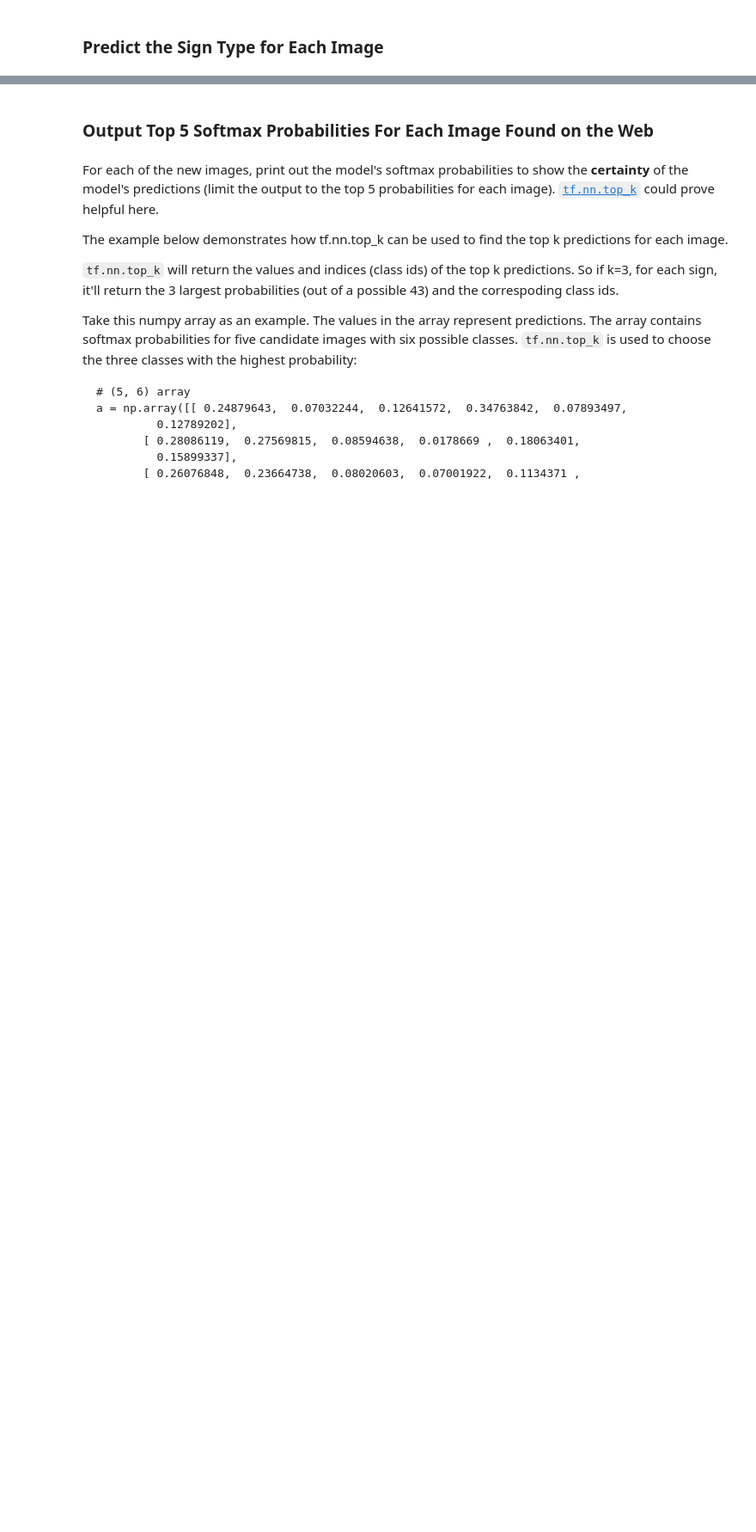
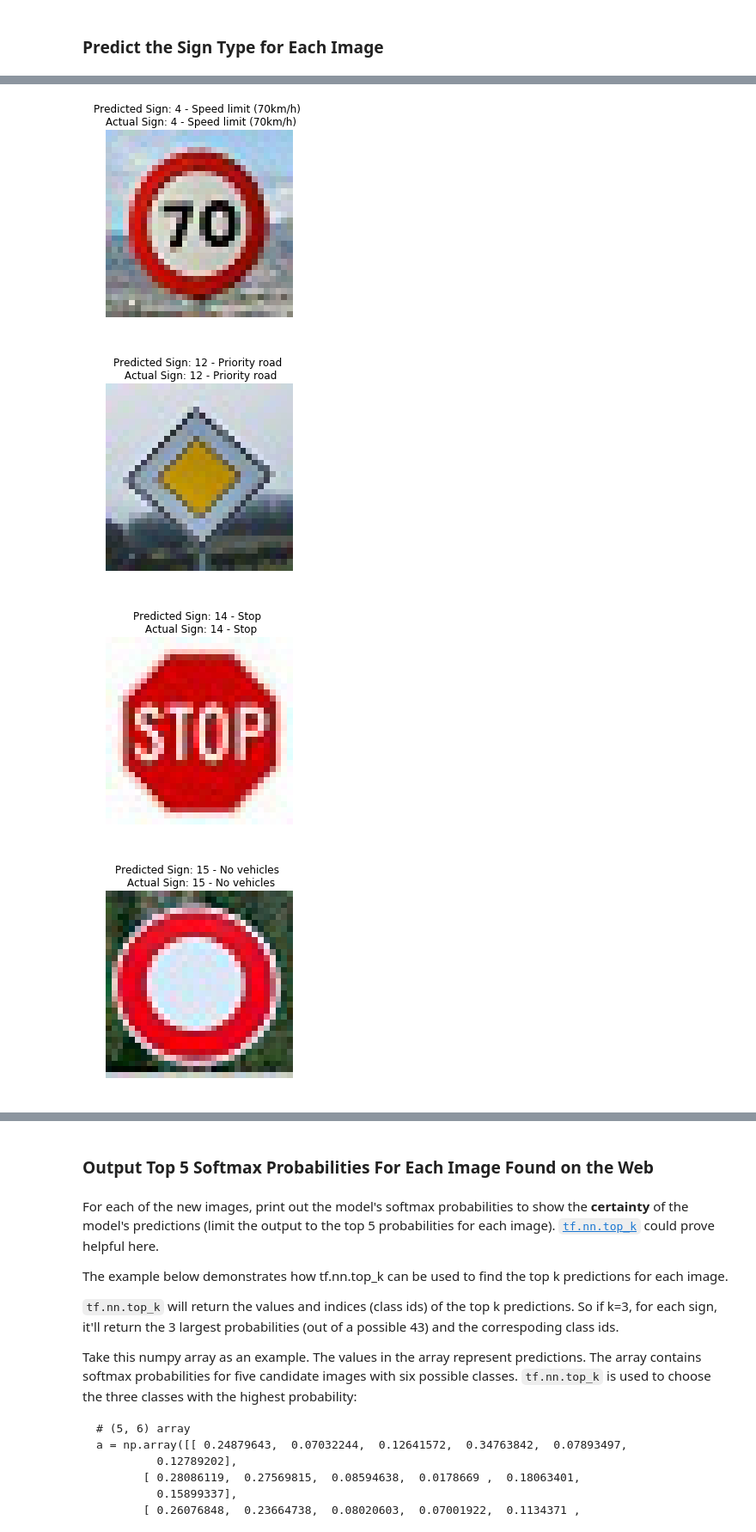
Before and after one commit to gauborg/Traffic_Sign_Classifier-gauborg, a Jupyter notebook: Traffic_Sign_Classifier.ipynb, the cells around one changed output, grey strips where cells are left out. Shown at 86% size. Cells and saved outputs as stored; diff of their text form; code cells hidden in the pictures; blank space fills up the shorter version.

```diff
--- a/Traffic_Sign_Classifier.ipynb
+++ b/Traffic_Sign_Classifier.ipynb
@@ -412,3 +570,15 @@ You may find `signnames.csv` useful as it contains mappings from the class id (i
 # %%
 ### Calculate the accuracy for these 5 new images.
 ### For example, if the model predicted 1 out of 5 signs correctly, it's 20% accurate on these new images.
+
+for i in range(len(np.array(X_new))):
+    plt.figure(i)
+    plt.imshow(X_new[i])
+    plt.axis('off')
+    plt.title(f'Predicted Sign: {predictions[i]} - {signs_dict[predictions[i]]} \n Actual Sign: {y_new_labels[i]} - {signs_dict[y_new_labels[i]]}')
+    # print('Actual Label: {{y_new_labels[i]} -- {signs_dict[y_new_labels[i]]}')
+# %% [output]
+[figure, added]
+[figure, added]
+[figure, added]
+[figure, added]
```
Also changed, not shown: parts of 29 cells of this notebook, 7 other files.
